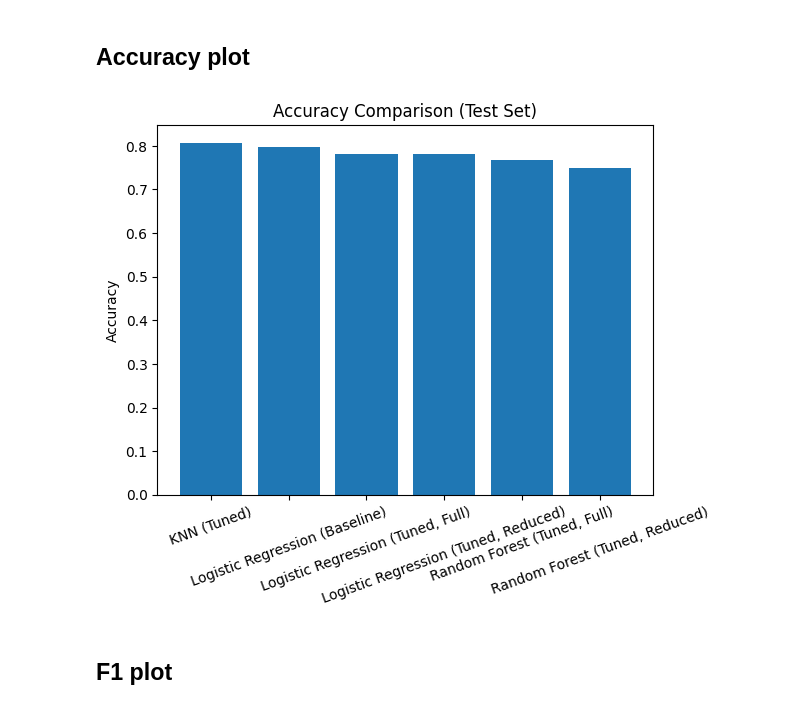
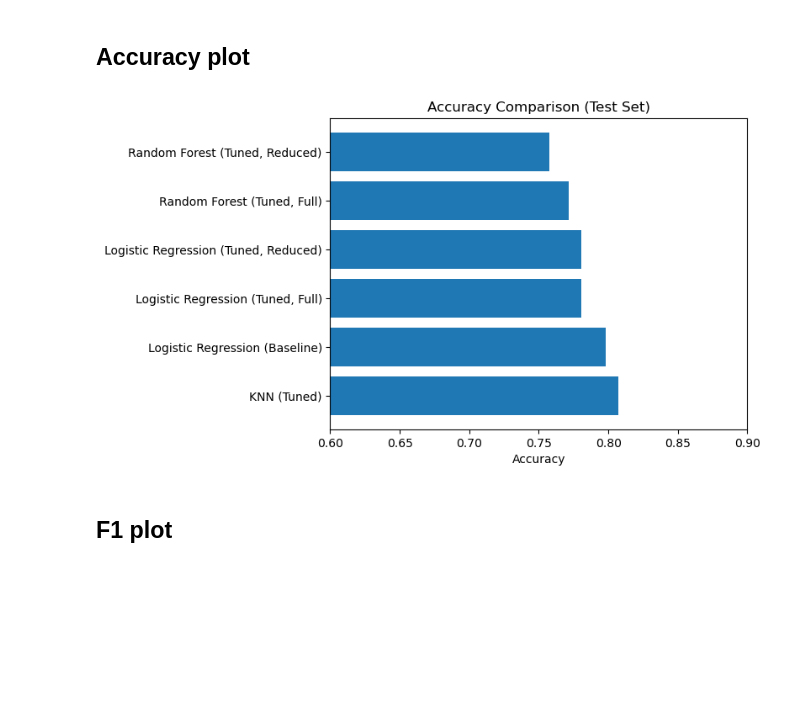
Before and after one commit to mzikkhan/titanic_survival_prediction, a Jupyter notebook: project.ipynb, the cells around one changed output. Cells and saved outputs as stored; diff of their text form; code cells hidden in the pictures; blank space fills up the shorter version.

Commit message:
updated plots

```diff
--- a/project.ipynb
+++ b/project.ipynb
@@ -1319,13 +1319,15 @@ summary
 ## Accuracy plot
 # %%
 plt.figure()
-plt.bar(summary["Model"], summary["Accuracy"])
-plt.xticks(rotation=20)
-plt.ylabel("Accuracy")
+plt.barh(summary["Model"], summary["Accuracy"])
+
+plt.xlim(0.6, 0.9)
+
+plt.xlabel("Accuracy")
 plt.title("Accuracy Comparison (Test Set)")
 plt.show()
 # %% [output]
-[figure, old version]
+[figure, new version]
 # %% [markdown]
 ## F1 plot
 # %%
```
Also changed, not shown: parts of 16 cells of this notebook, 1 other file.
